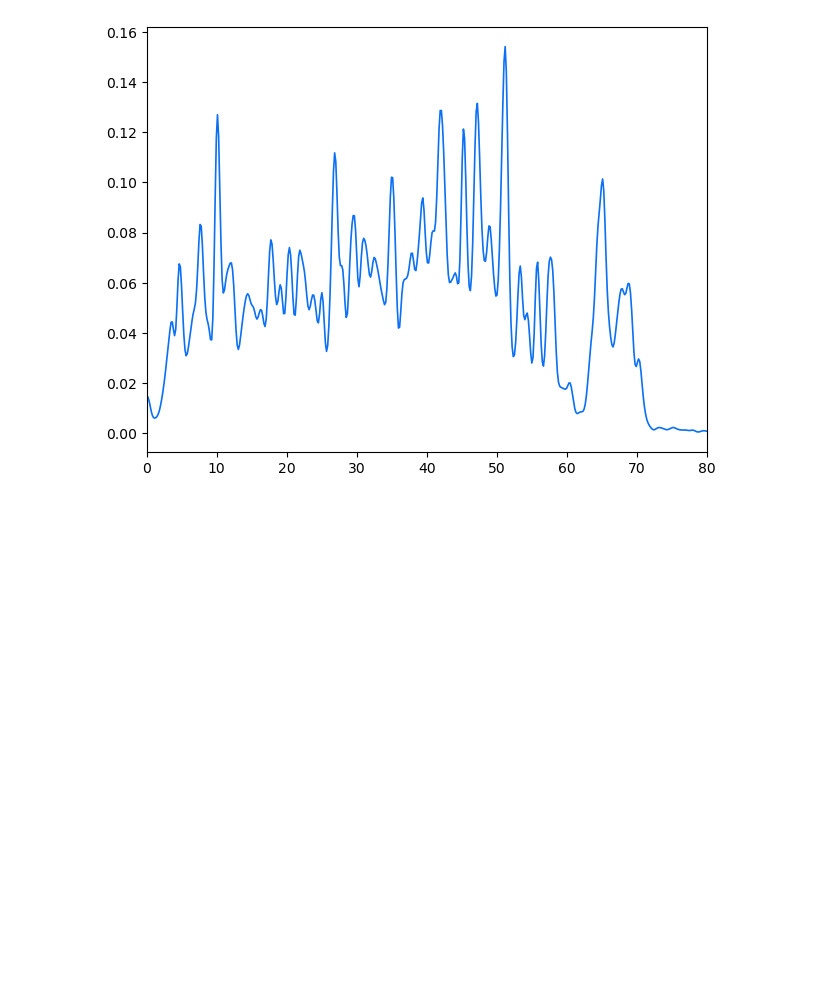
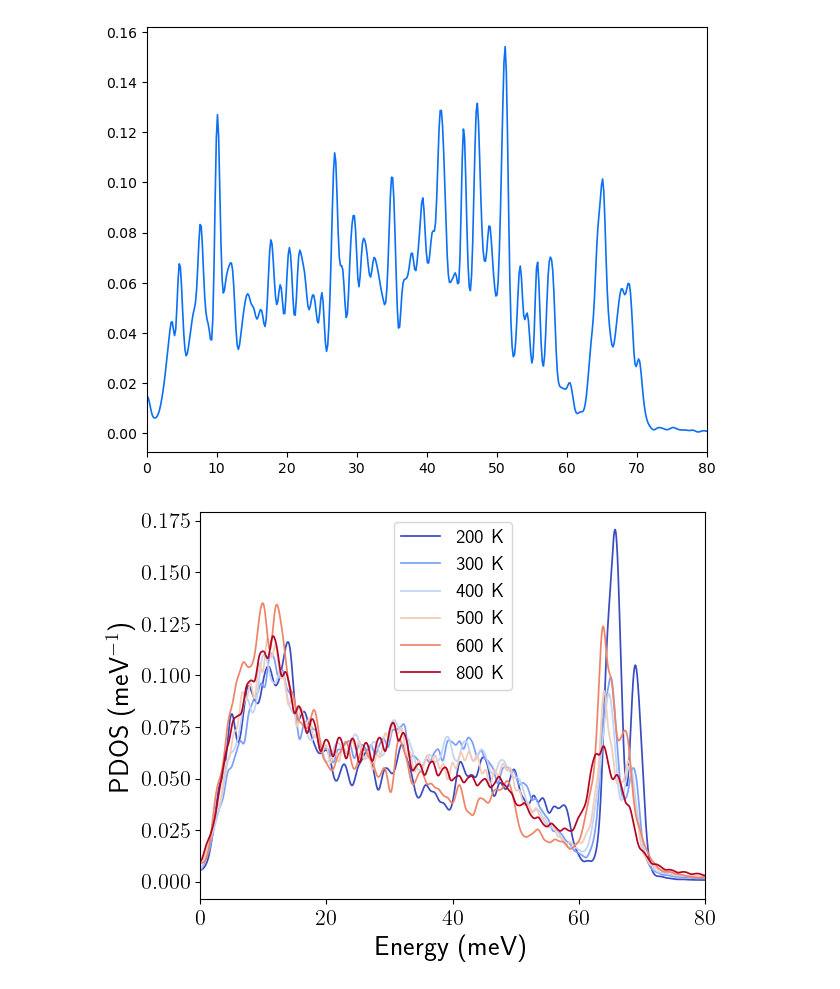
Before and after one commit to yangjackie/diffuser, a Jupyter notebook: PDOS_plotter.ipynb, the cells around one changed output. Drawn from its saved outputs; the diff is of its cells as text; code cells hidden in the pictures; blank space fills up the shorter version.

```diff
--- a/PDOS_plotter.ipynb
+++ b/PDOS_plotter.ipynb
@@ -111,55 +110,55 @@ def _trapz(y: np.ndarray, x: np.ndarray) -> float:
     """
     return float(np.sum((np.asarray(y[:-1]) + np.asarray(y[1:])) / 2.0 * np.diff(x)))
 
-load_results = True
+load_results = False
 
 if load_results:
     import pickle
     Li_200K_pdos_result = pickle.load(
         open(
-            "/Users/jackyang-macmini/OneDrive - UNSW/Documents/Projects/artificial_intelligence/LiPSCl-diffusion/nve_md/results_corr_half_first_traj/phonon_analyzer_Li_200K_results.pkl",
+            "/Users/jackyang-macmini/OneDrive - UNSW/Documents/Projects/artificial_intelligence/LiPSCl-diffusion/nve_md/phonon_dos_results/phonon_analyzer_Li_200K_results.pkl",
             "rb",
         )
     )
     Li_600K_pdos_result = pickle.load(
         open(
-            "/Users/jackyang-macmini/OneDrive - UNSW/Documents/Projects/artificial_intelligence/LiPSCl-diffusion/nve_md/results_corr_half_first_traj/phonon_analyzer_Li_600K_results.pkl",
+            "/Users/jackyang-macmini/OneDrive - UNSW/Documents/Projects/artificial_intelligence/LiPSCl-diffusion/nve_md/phonon_dos_results/phonon_analyzer_Li_600K_results.pkl",
             "rb",
         )
     )
     S_200K_pdos_result = pickle.load(
         open(
-            "/Users/jackyang-macmini/OneDrive - UNSW/Documents/Projects/artificial_intelligence/LiPSCl-diffusion/nve_md/results_corr_half_first_traj/phonon_analyzer_S_200K_results.pkl",
+            "/Users/jackyang-macmini/OneDrive - UNSW/Documents/Projects/artificial_intelligence/LiPSCl-diffusion/nve_md/phonon_dos_results/phonon_analyzer_S_200K_results.pkl",
             "rb",
         )
     )
     P_200K_pdos_result = pickle.load(
         open(
-            "/Users/jackyang-macmini/OneDrive - UNSW/Documents/Projects/artificial_intelligence/LiPSCl-diffusion/nve_md/results_corr_half_first_traj/phonon_analyzer_P_200K_results.pkl",
+            "/Users/jackyang-macmini/OneDrive - UNSW/Documents/Projects/artificial_intelligence/LiPSCl-diffusion/nve_md/phonon_dos_results/phonon_analyzer_P_200K_results.pkl",
             "rb",
         )
     )
     Cl_200K_pdos_result = pickle.load(
         open(
-            "/Users/jackyang-macmini/OneDrive - UNSW/Documents/Projects/artificial_intelligence/LiPSCl-diffusion/nve_md/results_corr_half_first_traj/phonon_analyzer_Cl_200K_results.pkl",
+            "/Users/jackyang-macmini/OneDrive - UNSW/Documents/Projects/artificial_intelligence/LiPSCl-diffusion/nve_md/phonon_dos_results/phonon_analyzer_Cl_200K_results.pkl",
             "rb",
         )
     )
     S_600K_pdos_result = pickle.load(
         open(
-            "/Users/jackyang-macmini/OneDrive - UNSW/Documents/Projects/artificial_intelligence/LiPSCl-diffusion/nve_md/results_corr_half_first_traj/phonon_analyzer_S_600K_results.pkl",
+            "/Users/jackyang-macmini/OneDrive - UNSW/Documents/Projects/artificial_intelligence/LiPSCl-diffusion/nve_md/phonon_dos_results/phonon_analyzer_S_600K_results.pkl",
             "rb",
         )
     )
     P_600K_pdos_result = pickle.load(
         open(
-            "/Users/jackyang-macmini/OneDrive - UNSW/Documents/Projects/artificial_intelligence/LiPSCl-diffusion/nve_md/results_corr_half_first_traj/phonon_analyzer_P_600K_results.pkl",
+            "/Users/jackyang-macmini/OneDrive - UNSW/Documents/Projects/artificial_intelligence/LiPSCl-diffusion/nve_md/phonon_dos_results/phonon_analyzer_P_600K_results.pkl",
             "rb",
         )
     )
     Cl_600K_pdos_result = pickle.load(
         open(
-            "/Users/jackyang-macmini/OneDrive - UNSW/Documents/Projects/artificial_intelligence/LiPSCl-diffusion/nve_md/results_corr_half_first_traj/phonon_analyzer_Cl_600K_results.pkl",
+            "/Users/jackyang-macmini/OneDrive - UNSW/Documents/Projects/artificial_intelligence/LiPSCl-diffusion/nve_md/phonon_dos_results/phonon_analyzer_Cl_600K_results.pkl",
             "rb",
         )
     )
@@ -211,7 +210,7 @@ plt.xlabel("Energy (meV)")
 plt.ylabel("PDOS (meV$^{-1}$)")
 plt.legend()
 plt.tight_layout()
-plt.savefig("/Users/jackyang-macmini/OneDrive - UNSW/Documents/Projects/artificial_intelligence/LiPSCl-diffusion/total_pdos_vacf.pdf")
+#plt.savefig("/Users/jackyang-macmini/OneDrive - UNSW/Documents/Projects/artificial_intelligence/LiPSCl-diffusion/total_pdos_vacf.pdf")
 plt.show()
 # %% [output]
 [figure]
@@ -290,3 +289,46 @@ pickle.dump(phonon_analyzer_Cl_200K.pdos_result, open("/Users/jackyang-macmini/s
 pickle.dump(phonon_analyzer_S_600K.pdos_result, open("/Users/jackyang-macmini/scratch/LiPSCl-diffusion/nve_md/phonon_analyzer_S_600K_results.pkl", "wb"))
 pickle.dump(phonon_analyzer_P_600K.pdos_result, open("/Users/jackyang-macmini/scratch/LiPSCl-diffusion/nve_md/phonon_analyzer_P_600K_results.pkl", "wb"))
 pickle.dump(phonon_analyzer_Cl_600K.pdos_result, open("/Users/jackyang-macmini/scratch/LiPSCl-diffusion/nve_md/phonon_analyzer_Cl_600K_results.pkl", "wb"))
+# %%
+# analyse the temperature dependence of the phonon density of states
+
+temperatures = [200, 300, 400, 500, 600, 800]
+
+import numpy as np
+def _trapz(y: np.ndarray, x: np.ndarray) -> float:
+    """Trapezoidal integration, compatible with all NumPy versions.
+
+    Parameters:
+        y: Integrand values, shape (N,).
+        x: Abscissa values,  shape (N,).
+
+    Returns:
+        Scalar integral.
+    """
+    return float(np.sum((np.asarray(y[:-1]) + np.asarray(y[1:])) / 2.0 * np.diff(x)))
+
+colors = plt.cm.coolwarm(np.linspace(0, 1, len(temperatures)))
+
+
+for temp in temperatures:
+    Li_pdos_result = pickle.load(open("/Users/jackyang-macmini/OneDrive - UNSW/Documents/Projects/artificial_intelligence/LiPSCl-diffusion/nve_md/phonon_dos_results/phonon_analyzer_{element}_{temp}K_results.pkl".format(element="Li", temp=temp), 'rb'))
+    P_pdos_result = pickle.load(open("/Users/jackyang-macmini/OneDrive - UNSW/Documents/Projects/artificial_intelligence/LiPSCl-diffusion/nve_md/phonon_dos_results/phonon_analyzer_{element}_{temp}K_results.pkl".format(element="P", temp=temp), 'rb'))
+    S_pdos_result = pickle.load(open("/Users/jackyang-macmini/OneDrive - UNSW/Documents/Projects/artificial_intelligence/LiPSCl-diffusion/nve_md/phonon_dos_results/phonon_analyzer_{element}_{temp}K_results.pkl".format(element="S", temp=temp), 'rb'))
+    Cl_pdos_result = pickle.load(open("/Users/jackyang-macmini/OneDrive - UNSW/Documents/Projects/artificial_intelligence/LiPSCl-diffusion/nve_md/phonon_dos_results/phonon_analyzer_{element}_{temp}K_results.pkl".format(element="Cl", temp=temp), 'rb'))
+
+    total_dos = np.array(Li_pdos_result.pdos) + np.array(P_pdos_result.pdos) + np.array(S_pdos_result.pdos) + np.array(Cl_pdos_result.pdos)
+    norm = _trapz(total_dos, Li_pdos_result.freq_THz)
+    total_dos_norm = total_dos / norm
+    filtered_total_dos = gaussian_filter(total_dos_norm, sigma=15)
+
+    # pick a color from the matplotlib colormap for each temperature
+    plt.plot(Li_pdos_result.freq_THz*4.14, filtered_total_dos, label=f"{temp} K", color=colors[temperatures.index(temp)], linestyle="-", lw=1.25)
+
+plt.xlim([0,80])
+plt.xlabel("Energy (meV)")
+plt.ylabel("PDOS (meV$^{-1}$)")
+plt.legend()
+plt.tight_layout()
+plt.show()
+# %% [output]
+[figure, added]
```
Also changed, not shown: parts of 1 cell of this notebook, 4 other files.
